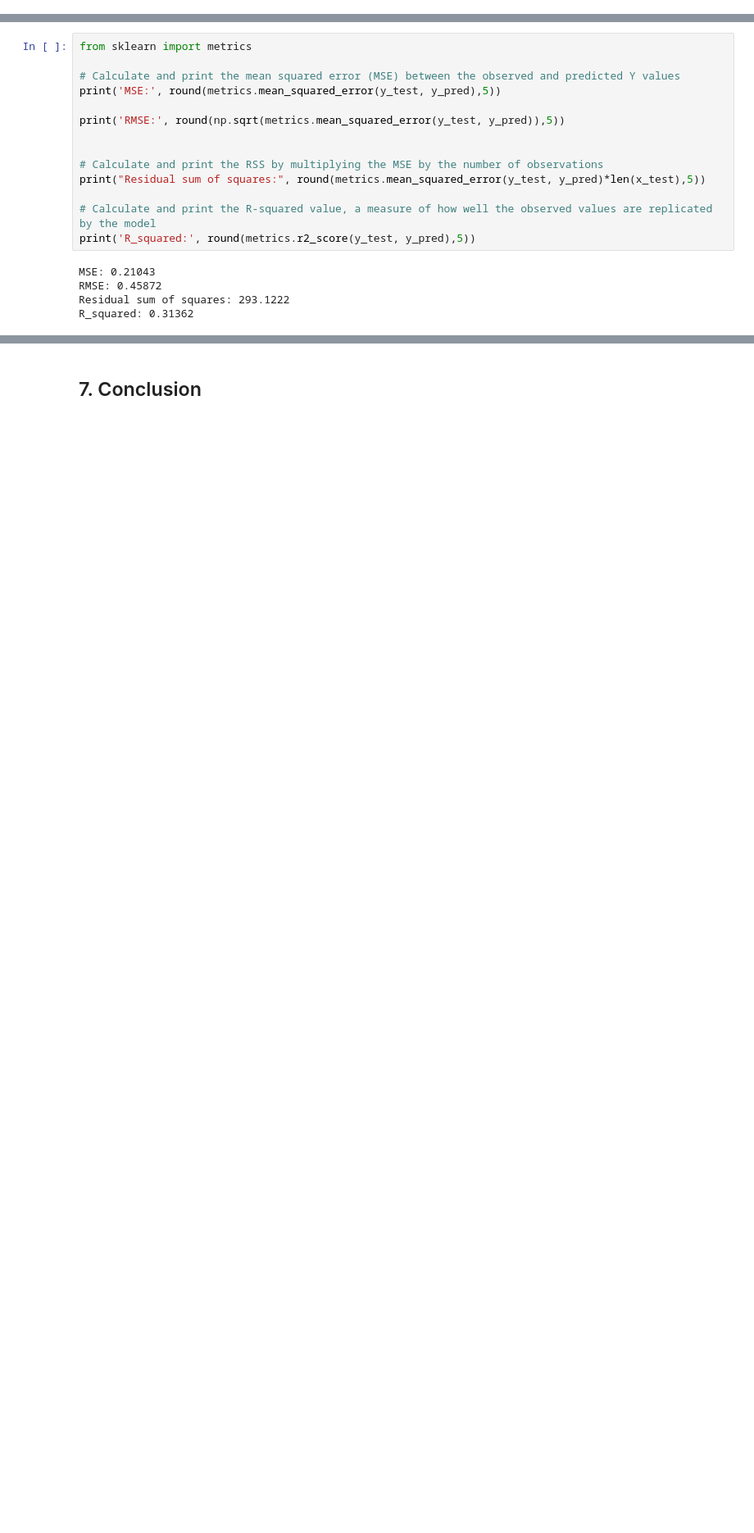
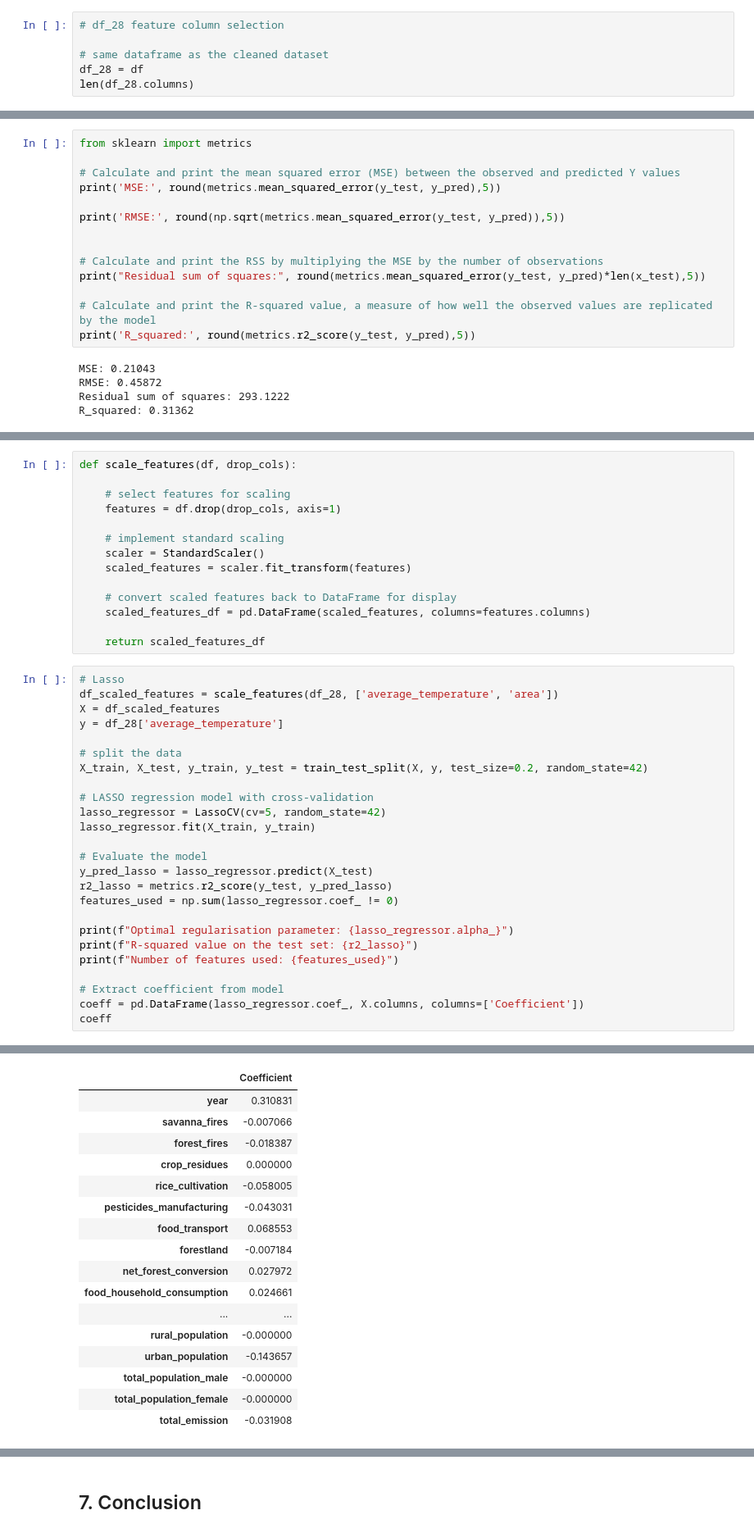
Before and after one commit to glenad/2403-ptds-regression, a Jupyter notebook: Agri_Emissions_Regression.ipynb, the cells around one changed output, grey strips where cells are left out. Shown: that part at 82% size. Saved outputs shown, nothing was run; the diff lists cells and outputs as text; blank space fills up the shorter version.

Commit message:
added feature selection and random forest modelling

```diff
--- a/Agri_Emissions_Regression.ipynb
+++ b/Agri_Emissions_Regression.ipynb
@@ -789,0 +734,6 @@ Index(['area', 'year', 'savanna_fires', 'forest_fires', 'crop_residues',
+# %%
+# df_28 feature column selection
+
+# same dataframe as the cleaned dataset
+df_28 = df
+len(df_28.columns)
@@ -842,0 +841,40 @@ R_squared: 0.31362
+# %%
+def scale_features(df, drop_cols):
+
+    # select features for scaling
+    features = df.drop(drop_cols, axis=1)
+
+    # implement standard scaling
+    scaler = StandardScaler()
+    scaled_features = scaler.fit_transform(features)
+
+    # convert scaled features back to DataFrame for display
+    scaled_features_df = pd.DataFrame(scaled_features, columns=features.columns)
+
+    return scaled_features_df
+# %%
+# Lasso
+df_scaled_features = scale_features(df_28, ['average_temperature', 'area'])
+X = df_scaled_features
+y = df_28['average_temperature']
+
+# split the data
+X_train, X_test, y_train, y_test = train_test_split(X, y, test_size=0.2, random_state=42)
+
+# LASSO regression model with cross-validation
+lasso_regressor = LassoCV(cv=5, random_state=42)
+lasso_regressor.fit(X_train, y_train)
+
+# Evaluate the model
+y_pred_lasso = lasso_regressor.predict(X_test)
+r2_lasso = metrics.r2_score(y_test, y_pred_lasso)
+features_used = np.sum(lasso_regressor.coef_ != 0)
+
+print(f"Optimal regularisation parameter: {lasso_regressor.alpha_}")
+print(f"R-squared value on the test set: {r2_lasso}")
+print(f"Number of features used: {features_used}")
+
+# Extract coefficient from model
+coeff = pd.DataFrame(lasso_regressor.coef_, X.columns, columns=['Coefficient'])
+coeff
+# %% [output]
@@ -842,0 +884,17 @@ R_squared: 0.31362
+|  | Coefficient |
+| year | 0.310831 |
+| savanna_fires | -0.007066 |
+| forest_fires | -0.018387 |
+| crop_residues | 0.000000 |
+| rice_cultivation | -0.058005 |
+| pesticides_manufacturing | -0.043031 |
+| food_transport | 0.068553 |
+| forestland | -0.007184 |
+| net_forest_conversion | 0.027972 |
+| food_household_consumption | 0.024661 |
+| ... | ... |
+| rural_population | -0.000000 |
+| urban_population | -0.143657 |
+| total_population_male | -0.000000 |
+| total_population_female | -0.000000 |
+| total_emission | -0.031908 |
```
Also changed, not shown: parts of 27 cells of this notebook.
